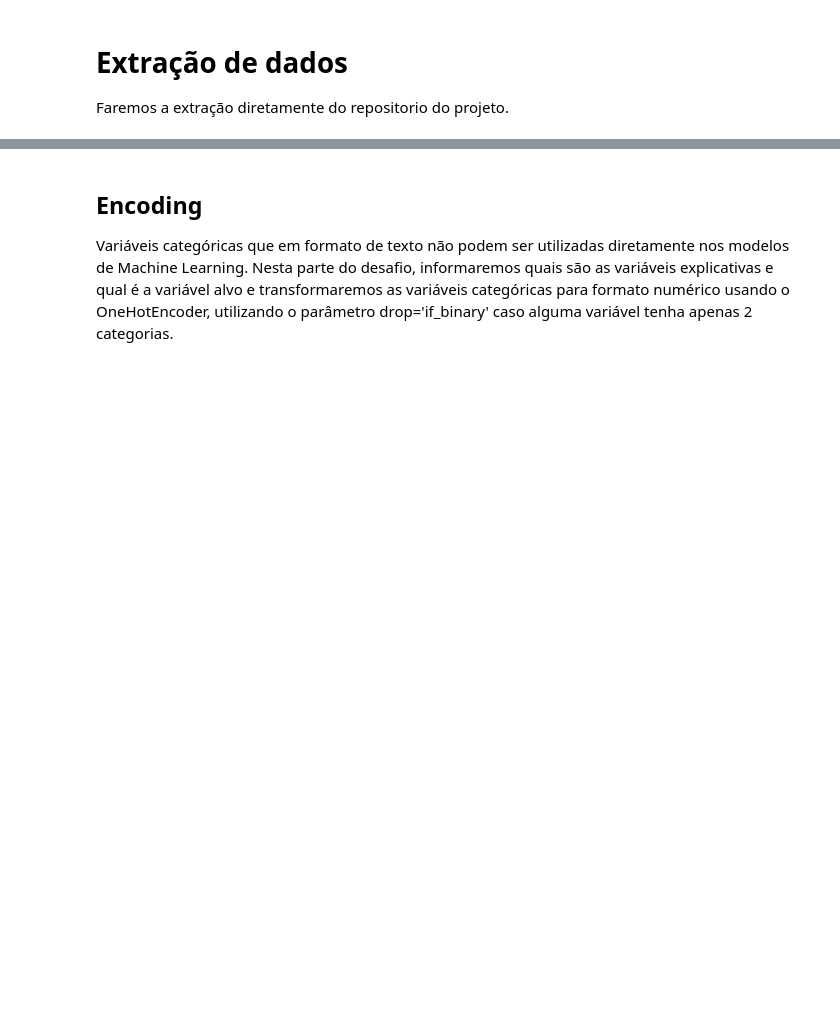
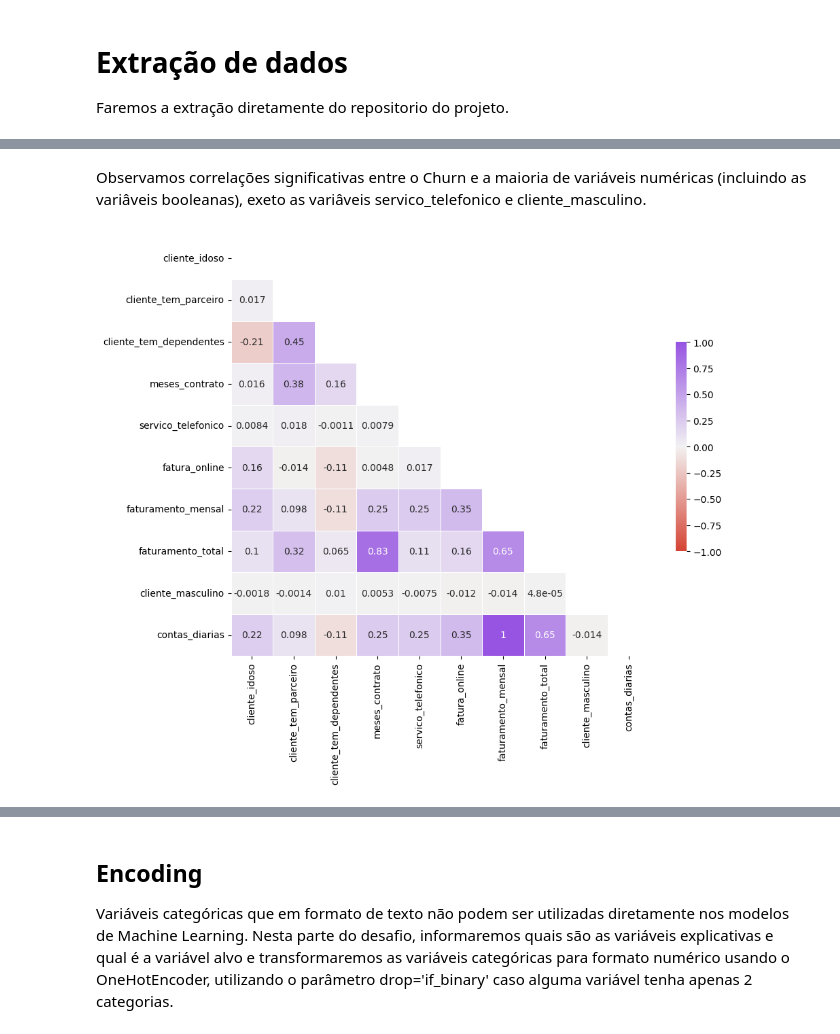
Before and after one commit to Angel-Arroyo-H/alura-data-science-challenge-3, a Jupyter notebook: Alura_DataScience_Challenge3.ipynb, the cells around one changed output, grey strips where cells are left out. Saved outputs shown, nothing was run; the diff lists cells and outputs as text; code cells hidden in the pictures; blank space fills up the shorter version.

```diff
--- a/Alura_DataScience_Challenge3.ipynb
+++ b/Alura_DataScience_Challenge3.ipynb
@@ -13,0 +232,6 @@ Os dados não apresentam colunas irrelevantes.
+# %% [markdown]
+Observamos correlações significativas entre o Churn e a maioria de variáveis numéricas (incluindo as variâveis booleanas), exeto as variâveis servico_telefonico e cliente_masculino.
+# %%
+plot_correlacao(dados[dados.dtypes[dados.dtypes != object].index.tolist()[1:]].corr());
+# %% [output]
+[figure, added]
```
Also changed, not shown: parts of 77 cells of this notebook.
